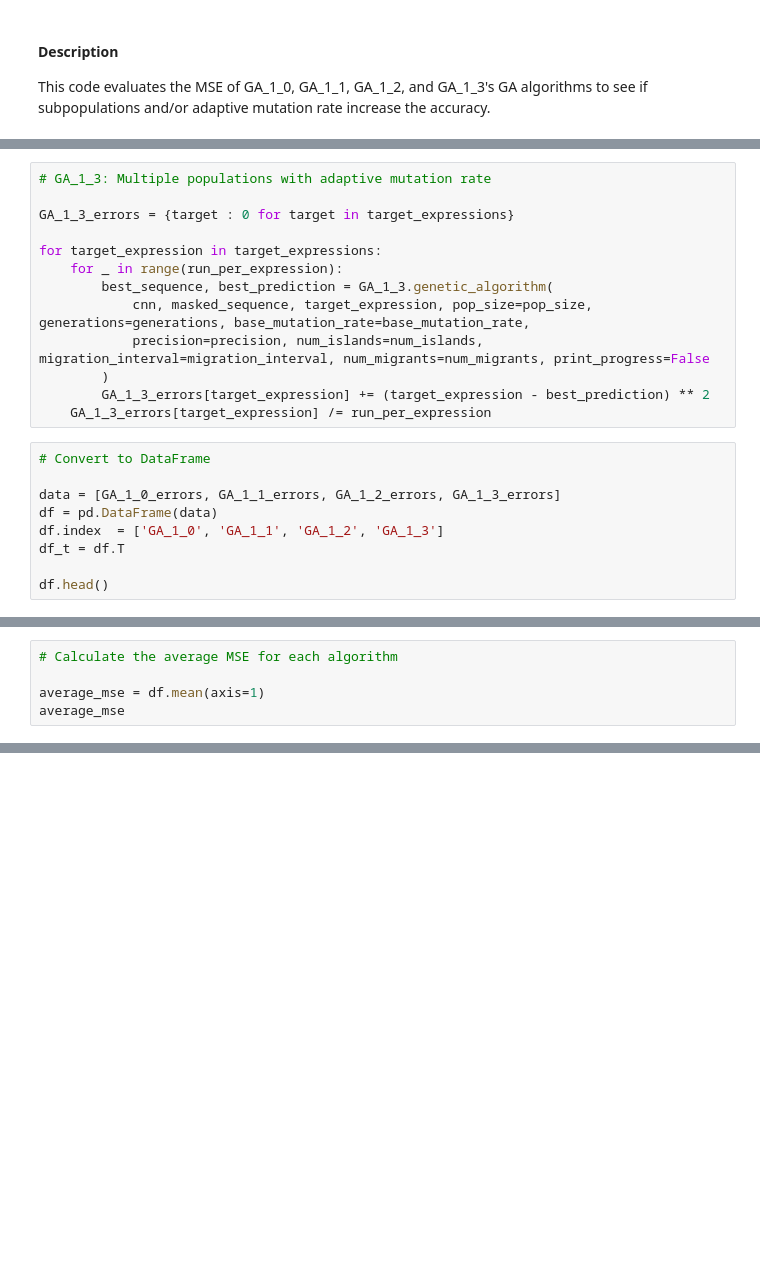
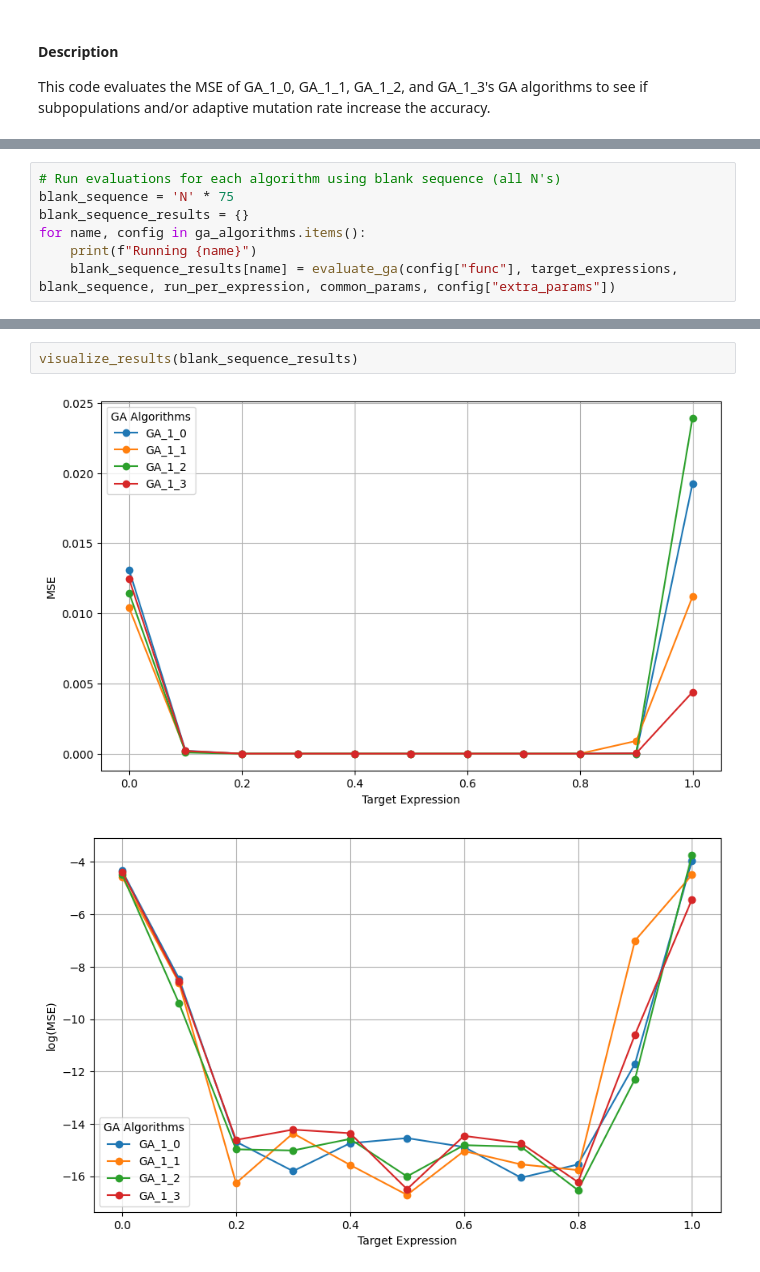
Before and after one commit to Rhys-sg/promoter-sequence-transcription-rates, a Jupyter notebook: v2/Testing GA/GA_1_Testing.ipynb, the cells around one changed output, grey strips where cells are left out. Saved outputs shown, nothing was run; the diff lists cells and outputs as text; blank space fills up the shorter version.

```diff
--- a/v2/Testing GA/GA_1_Testing.ipynb
+++ b/v2/Testing GA/GA_1_Testing.ipynb
@@ -76,22 +13,0 @@ for target_expression in target_expressions:
-# %%
-# GA_1_3: Multiple populations with adaptive mutation rate
-
-GA_1_3_errors = {target : 0 for target in target_expressions}
-
-for target_expression in target_expressions:
-    for _ in range(run_per_expression):
-        best_sequence, best_prediction = GA_1_3.genetic_algorithm(
-            cnn, masked_sequence, target_expression, pop_size=pop_size, generations=generations, base_mutation_rate=base_mutation_rate,
-            precision=precision, num_islands=num_islands, migration_interval=migration_interval, num_migrants=num_migrants, print_progress=False
-        )
-        GA_1_3_errors[target_expression] += (target_expression - best_prediction) ** 2
-    GA_1_3_errors[target_expression] /= run_per_expression
-# %%
-# Convert to DataFrame
-
-data = [GA_1_0_errors, GA_1_1_errors, GA_1_2_errors, GA_1_3_errors]
-df = pd.DataFrame(data)
-df.index  = ['GA_1_0', 'GA_1_1', 'GA_1_2', 'GA_1_3']
-df_t = df.T
-
-df.head()
@@ -132,5 +13,0 @@ plt.show()
-# %%
-# Calculate the average MSE for each algorithm
-
-average_mse = df.mean(axis=1)
-average_mse
@@ -142,0 +91,7 @@ dtype: float64
+# %%
+# Run evaluations for each algorithm using blank sequence (all N's)
+blank_sequence = 'N' * 75
+blank_sequence_results = {}
+for name, config in ga_algorithms.items():
+    print(f"Running {name}")
+    blank_sequence_results[name] = evaluate_ga(config["func"], target_expressions, blank_sequence, run_per_expression, common_params, config["extra_params"])
@@ -142,0 +118,5 @@ dtype: float64
+# %%
+visualize_results(blank_sequence_results)
+# %% [output]
+[figure, added]
+[figure, added]
```
Also changed, not shown: parts of 16 cells of this notebook.
